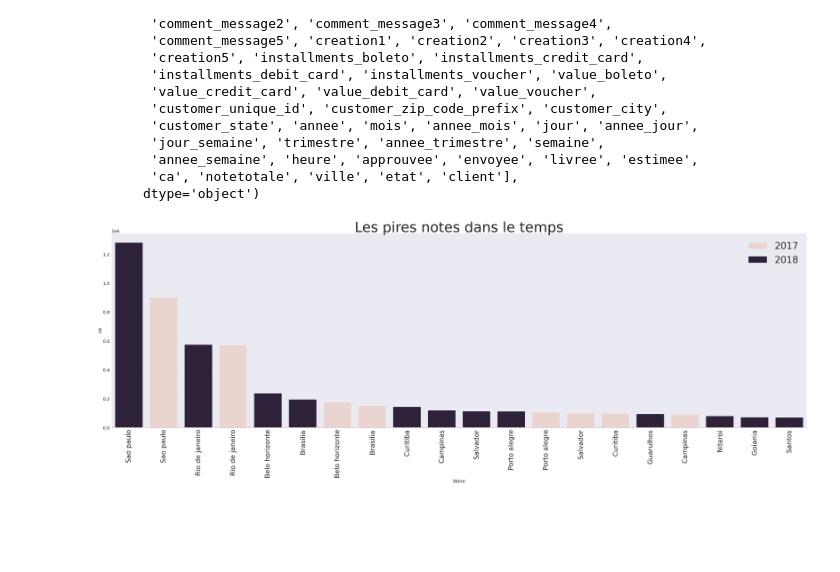
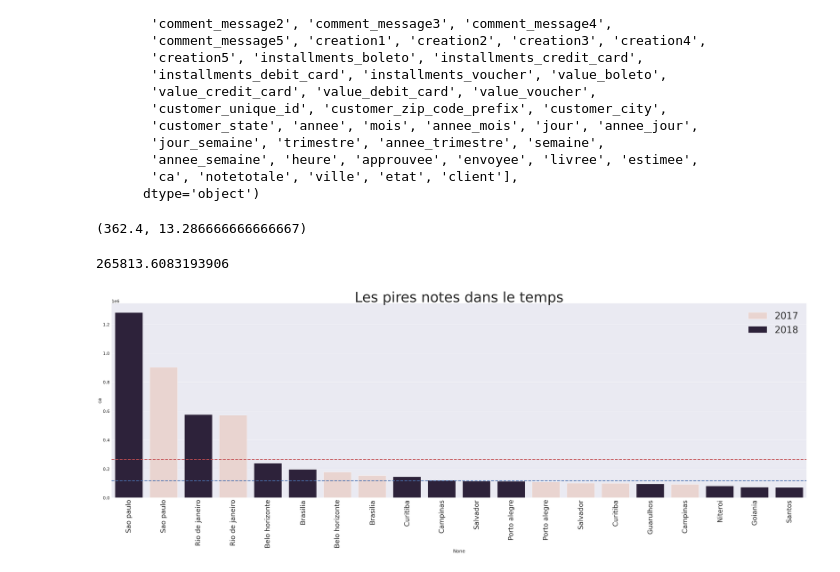
Before and after one commit to rbizoi/PythonFormation, a Jupyter notebook: eBrasil/L'analyse des donnes de e-Brasil-02.ipynb, the cells around one changed output. Saved outputs shown, nothing was run; the diff lists cells and outputs as text; code cells hidden in the pictures; blank space fills up the shorter version.

```diff
--- a/eBrasil/L'analyse des donnes de e-Brasil-02.ipynb
+++ b/eBrasil/L'analyse des donnes de e-Brasil-02.ipynb
@@ -495,21 +495,31 @@ df01['CA_pct_R']  = (df01.ca.rank(pct=True,ascending=False)*100).round(2)
 df01['pct']       = (df01.ca * 100 /  df01.ca.sum()).round(2)
 # %%
 df01 = df01.sort_values('CA_R').reset_index(drop=True)
+# %%
+df01.ca.median(),df01.ca.min()
+# %% [output]
+(362.4, 13.286666666666667)
+# %%
+df01[df01.CA_R < n].ca.mean()
+# %% [output]
+265813.6083193906
 # %%
 plt.figure(figsize=(64,18))
 n = 21
 graph = sns.barplot(x=df01[df01.CA_R < n].index,
                y='ca',
                hue='annee',
                data=df01[df01.CA_R < n],
                estimator=np.sum     ,
+               # palette=palette
                );
 graph.set_title("Les pires notes dans le temps", fontsize = 72);
 graph.set_xticklabels(df01[df01.CA_R < n].ville,fontsize='x-large', rotation=90);
 graph.legend(fontsize=48);
-graph.axhline(1000, 0, 1, linewidth=4, ls='--', color='r');
+graph.axhline(df01[df01.CA_R < n].ca.mean(), 0, 1, linewidth=4, ls='--', color='r');
+graph.axhline(df01[df01.CA_R < n].ca.median(), 0, 1, linewidth=4, ls='--', color='b');
 sauvegarderImageSNS(graph, "Les pires notes dans le temps")
 # %% [output]
-[figure, old version]
+[figure, new version]
 # %%
 pdf.close()
```
